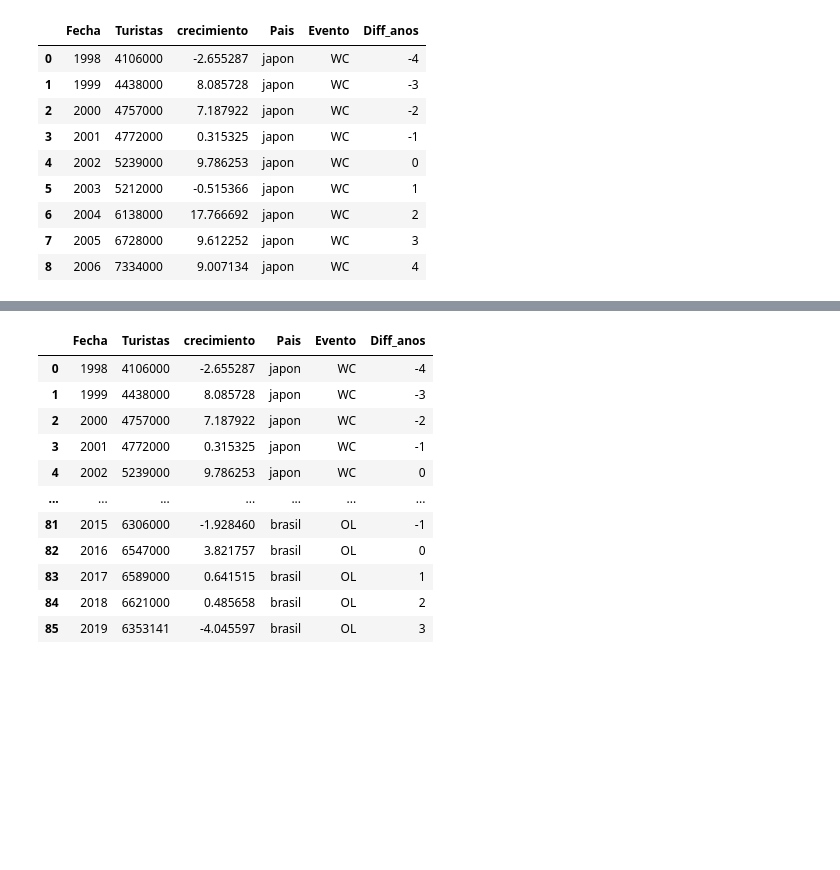
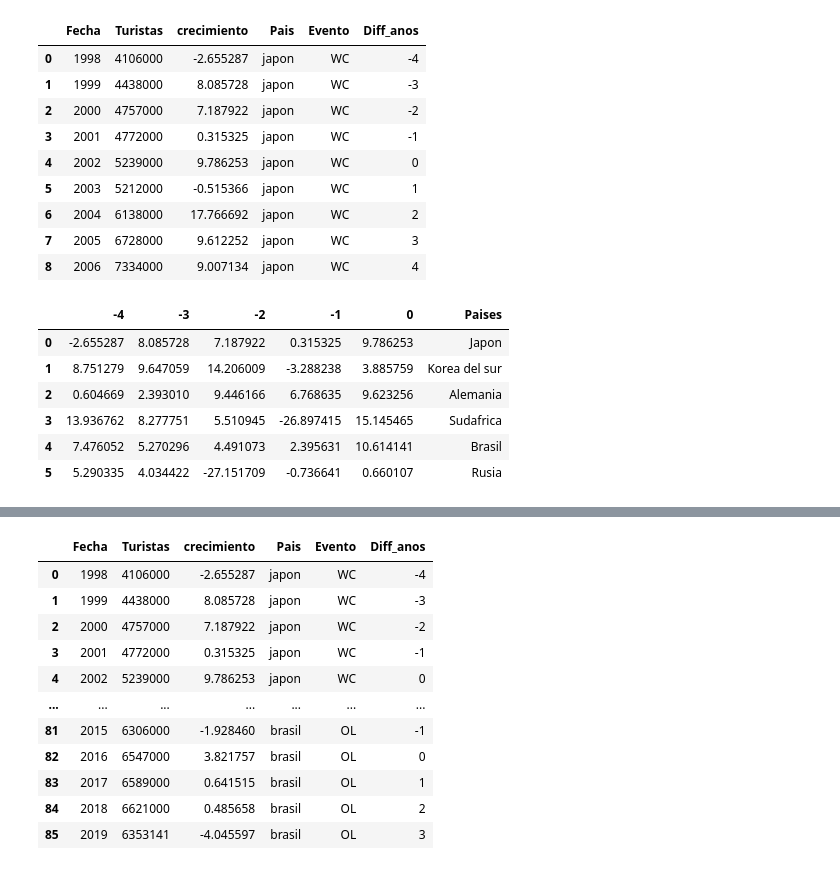
Before and after one commit to ThareauB/Proyecto-libertadores, a Jupyter notebook: proyect.ipynb, the cells around one changed output, grey strips where cells are left out. Cells and saved outputs as stored; diff of their text form; code cells hidden in the pictures; blank space fills up the shorter version.

```diff
--- a/proyect.ipynb
+++ b/proyect.ipynb
@@ -85,3 +85,28 @@ l_wc[0]
 # %%
 df_wc = pd.concat(l_wc, join='inner', ignore_index=True)
 df_ol = pd.concat(l_ol, join='inner', ignore_index=True)
+# %%
+numeros = [-4, -3, -2, -1, 0]
+columnas = []
+for p in numeros:
+    df_pru = df_wc[df_wc['Diff_anos']== p]
+    columnas.append(df_pru['crecimiento'].values)
+len(columnas)
+columnas[0]
+prueba = pd.DataFrame()
+columnas[1]
+n = 0
+for p in columnas:
+    prueba[str(numeros[n])] = p
+    n += 1
+paises = ['Japon', 'Korea del sur', 'Alemania', 'Sudafrica', 'Brasil', 'Rusia']
+prueba['Paises'] = paises
+prueba
+# %% [output]
+|  | -4 | -3 | -2 | -1 | 0 | Paises |
+| 0 | -2.655287 | 8.085728 | 7.187922 | 0.315325 | 9.786253 | Japon |
+| 1 | 8.751279 | 9.647059 | 14.206009 | -3.288238 | 3.885759 | Korea del sur |
+| 2 | 0.604669 | 2.393010 | 9.446166 | 6.768635 | 9.623256 | Alemania |
+| 3 | 13.936762 | 8.277751 | 5.510945 | -26.897415 | 15.145465 | Sudafrica |
+| 4 | 7.476052 | 5.270296 | 4.491073 | 2.395631 | 10.614141 | Brasil |
+| 5 | 5.290335 | 4.034422 | -27.151709 | -0.736641 | 0.660107 | Rusia |
```
Also changed, not shown: parts of 2 cells of this notebook.
